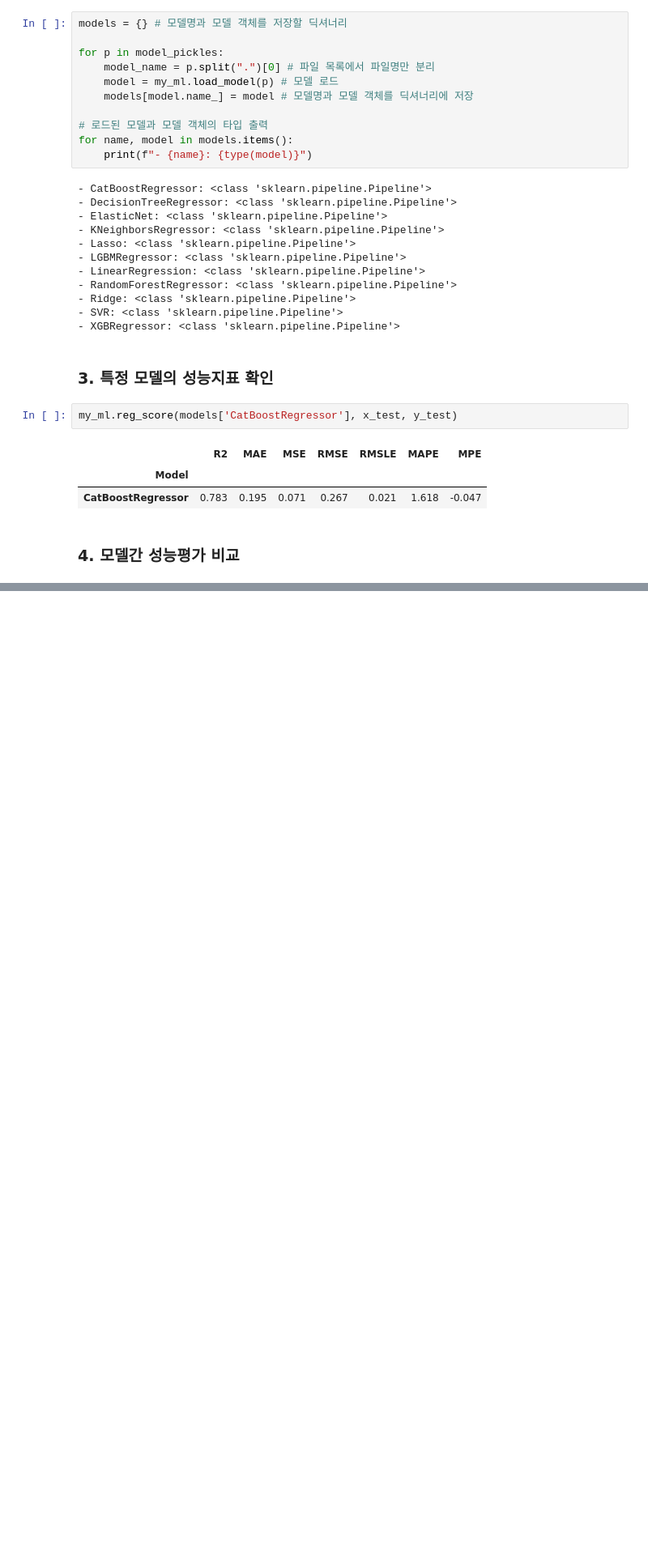
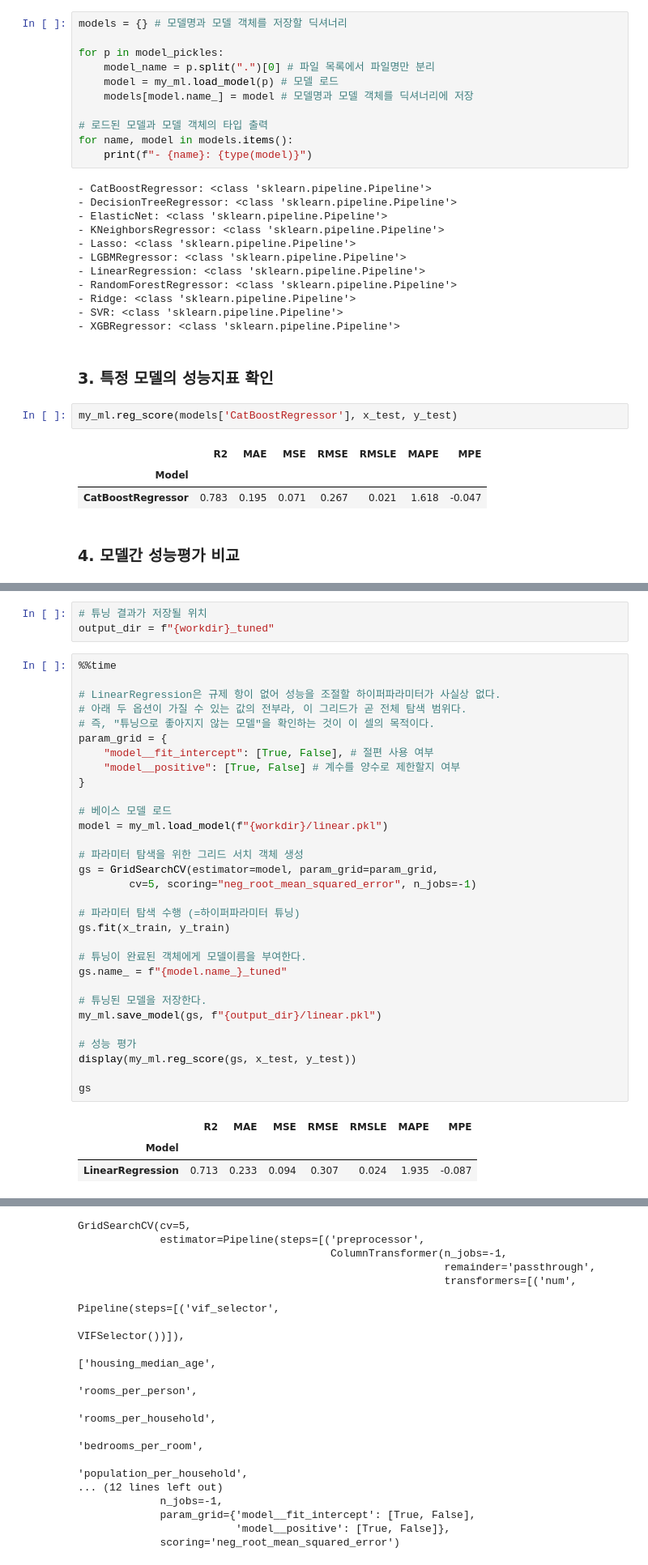
Before and after one commit to choi-yeonju/Python-Basics, a Jupyter notebook: [LAB-03] 지도학습/[LAB-03] 지도학습-예측모델ㅣ04-모델링(실습코드) yeonju.ipynb, the cells around one changed output, grey strips where cells are left out. Shown at 81% size. Cells and saved outputs as stored; diff of their text form; blank space fills up the shorter version.

```diff
--- a/[LAB-03] 지도학습/[LAB-03] 지도학습-예측모델ㅣ04-모델링(실습코드) yeonju.ipynb
+++ b/[LAB-03] 지도학습/[LAB-03] 지도학습-예측모델ㅣ04-모델링(실습코드) yeonju.ipynb
@@ -631,0 +638,38 @@ my_ml.reg_compare_models(models, x_test, y_test, primary="RMSE", aux=["MAE", "R2
+# %%
+# 튜닝 결과가 저장될 위치
+output_dir = f"{workdir}_tuned"
+# %%
+%%time
+
+# LinearRegression은 규제 항이 없어 성능을 조절할 하이퍼파라미터가 사실상 없다.
+# 아래 두 옵션이 가질 수 있는 값의 전부라, 이 그리드가 곧 전체 탐색 범위다.
+# 즉, "튜닝으로 좋아지지 않는 모델"을 확인하는 것이 이 셀의 목적이다.
+param_grid = {
+    "model__fit_intercept": [True, False], # 절편 사용 여부
+    "model__positive": [True, False] # 계수를 양수로 제한할지 여부
+}
+
+# 베이스 모델 로드
+model = my_ml.load_model(f"{workdir}/linear.pkl")
+
+# 파라미터 탐색을 위한 그리드 서치 객체 생성
+gs = GridSearchCV(estimator=model, param_grid=param_grid,
+        cv=5, scoring="neg_root_mean_squared_error", n_jobs=-1)
+
+# 파라미터 탐색 수행 (=하이퍼파라미터 튜닝)
+gs.fit(x_train, y_train)
+
+# 튜닝이 완료된 객체에게 모델이름을 부여한다.
+gs.name_ = f"{model.name_}_tuned"
+
+# 튜닝된 모델을 저장한다.
+my_ml.save_model(gs, f"{output_dir}/linear.pkl")
+
+# 성능 평가
+display(my_ml.reg_score(gs, x_test, y_test))
+
+gs
+# %% [output]
+|  | R2 | MAE | MSE | RMSE | RMSLE | MAPE | MPE |
+| Model |  |  |  |  |  |  |  |
+| LinearRegression | 0.713 | 0.233 | 0.094 | 0.307 | 0.024 | 1.935 | -0.087 |
@@ -631,0 +678,17 @@ my_ml.reg_compare_models(models, x_test, y_test, primary="RMSE", aux=["MAE", "R2
+GridSearchCV(cv=5,
+             estimator=Pipeline(steps=[('preprocessor',
+                                        ColumnTransformer(n_jobs=-1,
+                                                          remainder='passthrough',
+                                                          transformers=[('num',
+                                                                         Pipeline(steps=[('vif_selector',
+                                                                                          VIFSelector())]),
+                                                                         ['housing_median_age',
+                                                                          'rooms_per_person',
+                                                                          'rooms_per_household',
+                                                                          'bedrooms_per_room',
+                                                                          'population_per_household',
+... (12 lines left out)
+             n_jobs=-1,
+             param_grid={'model__fit_intercept': [True, False],
+                         'model__positive': [True, False]},
+             scoring='neg_root_mean_squared_error')
```
Also changed, not shown: parts of 43 cells of this notebook, 6 other files.
